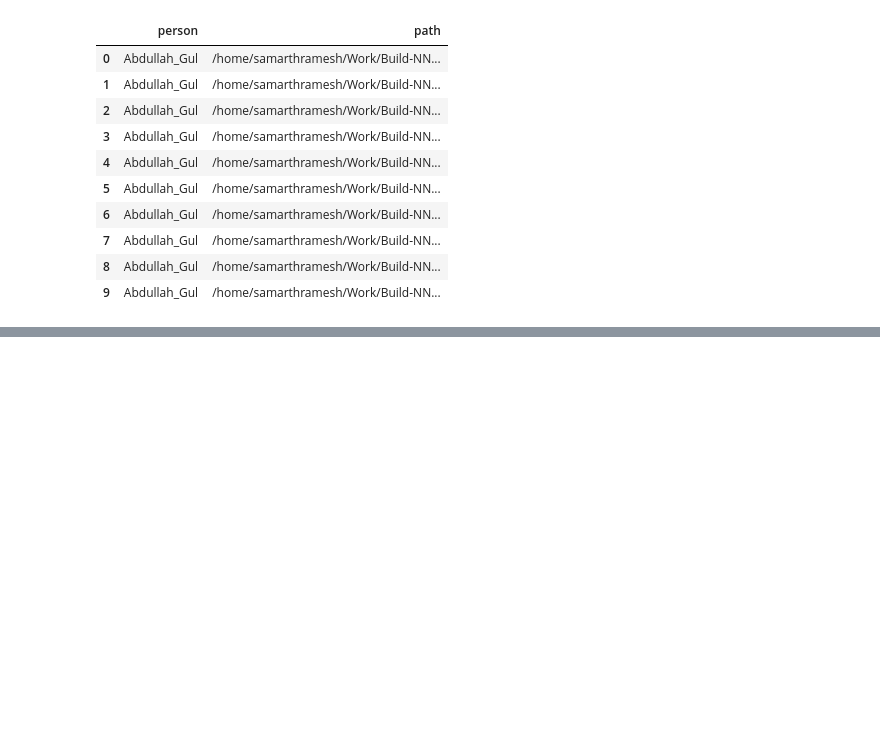
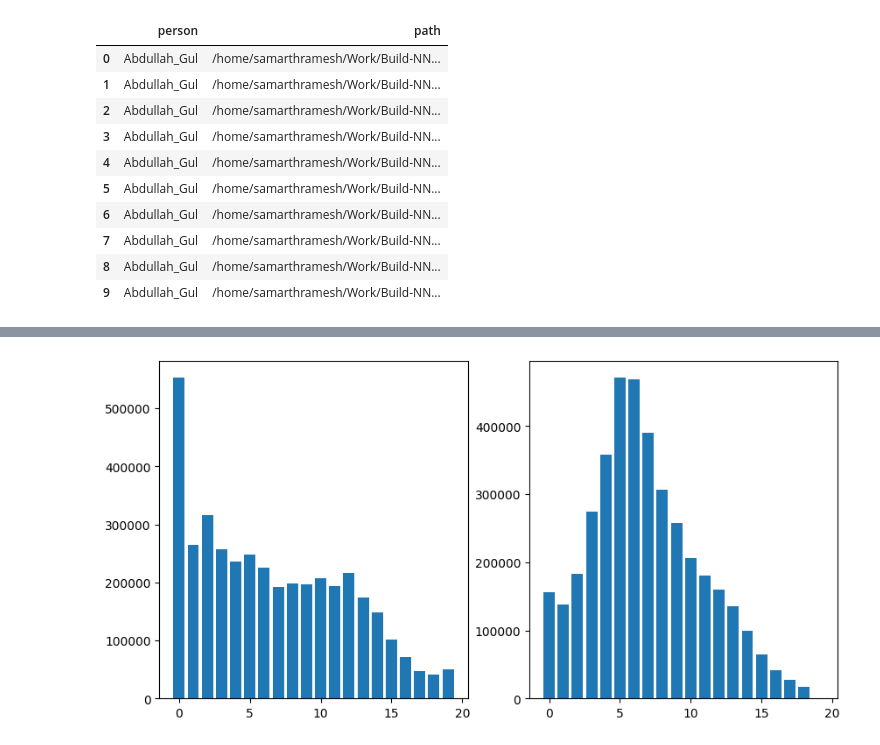
Before and after one commit to samarthramesh/Build-NNs, a Jupyter notebook: VAE.ipynb, the cells around one changed output, grey strips where cells are left out. Cells and saved outputs as stored; diff of their text form; code cells hidden in the pictures; blank space fills up the shorter version.

```diff
--- a/VAE.ipynb
+++ b/VAE.ipynb
@@ -263,2 +198,0 @@ tensor([0.0000, 0.0039, 0.0078, 0.0118, 0.0157, 0.0196, 0.0235, 0.0275, 0.0314,
-# %%
-inputs = inputs/255
@@ -264,0 +225,19 @@ inputs = inputs/255
+# %%
+epoch_losses = []
+for epoch in range(num_epochs):
+    train_losses = []
+    for i, (inputs, labels) in enumerate(train_dataloader):
+        inputs = (inputs/255).to(device)
+        optimizer.zero_grad()
+
+        outputs, mean, log_vars = vae.forward(inputs)
+        loss = elbo_loss(inputs, outputs, mean, log_vars)
+        # print(loss.shape)
+        train_losses.append(loss.item())
+
+        loss.backward()
+        optimizer.step()
+
+    epoch_loss = np.average(train_losses)
+    epoch_losses.append(epoch_loss)
+    print(f"Epoch {epoch+1} - Train Loss: {epoch_loss}")
@@ -264,0 +255,12 @@ inputs = inputs/255
+# %%
+hist1 = torch.histc(inputs.cpu(), bins = 20, min = 0, max = 1)
+hist2 = torch.histc(outputs.cpu(), bins = 20, min = 0, max = 1)
+
+bins = 20
+x = range(bins)
+fig, axs = plt.subplots(1, 2, figsize = (10, 5))
+axs[0].bar(x, hist1, align='center')
+axs[1].bar(x, hist2, align='center')
+plt.show()
+# %% [output]
+[figure, added]
```
Also changed, not shown: parts of 20 cells of this notebook.
